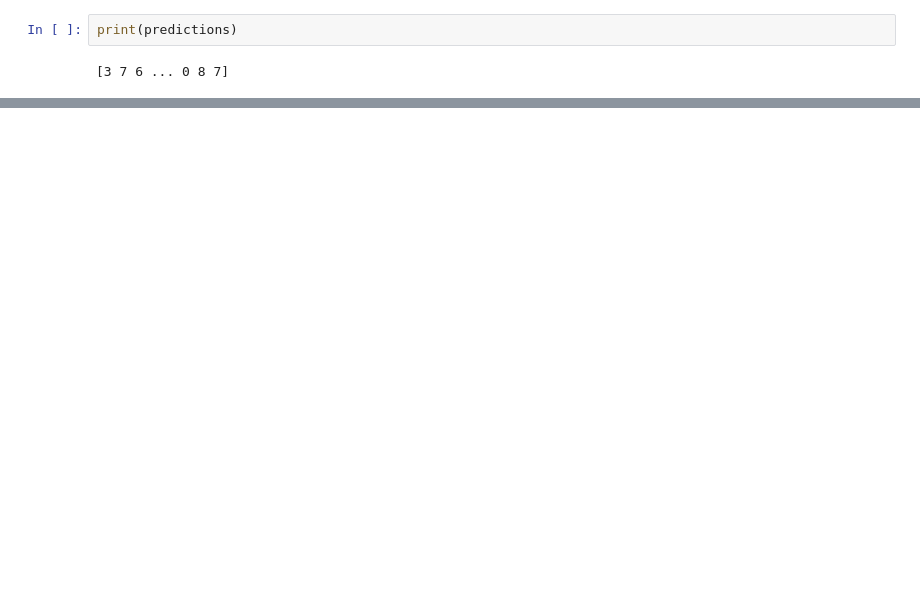
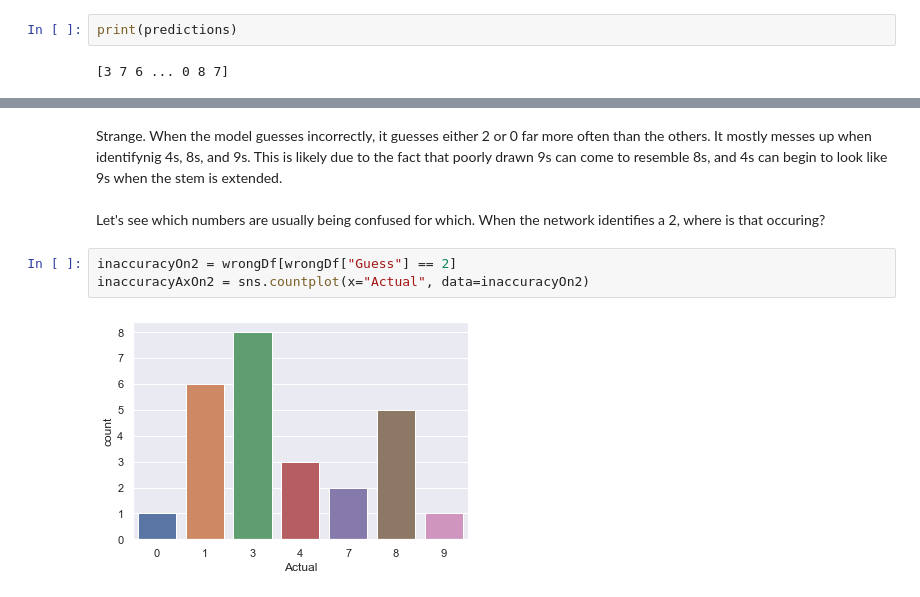
Before and after one commit to malikendsley/MOSTECMLProject-, a Jupyter notebook: MNIST Digit Recognition with Deep Learning - Malik Endsley and Daniel Park.ipynb, the cells around one changed output, grey strips where cells are left out. Drawn from its saved outputs; the diff is of its cells as text; blank space fills up the shorter version.

```diff
--- a/MNIST Digit Recognition with Deep Learning - Malik Endsley and Daniel Park.ipynb
+++ b/MNIST Digit Recognition with Deep Learning - Malik Endsley and Daniel Park.ipynb
@@ -287,0 +335,7 @@ print(predictions)
+# %% [markdown]
+Strange. When the model guesses incorrectly, it guesses either 2 or 0 far more often than the others. It mostly messes up when identifynig 4s, 8s, and 9s. This is likely due to the fact that poorly drawn 9s can come to resemble 8s, and 4s can begin to look like 9s when the stem is extended. <br/><br/>Let's see which numbers are usually being confused for which. When the network identifies a 2, where is that occuring?
+# %%
+inaccuracyOn2 = wrongDf[wrongDf["Guess"] == 2]
+inaccuracyAxOn2 = sns.countplot(x="Actual", data=inaccuracyOn2)
+# %% [output]
+[figure, added]
```
Also changed, not shown: parts of 24 cells of this notebook, 7 other files.
